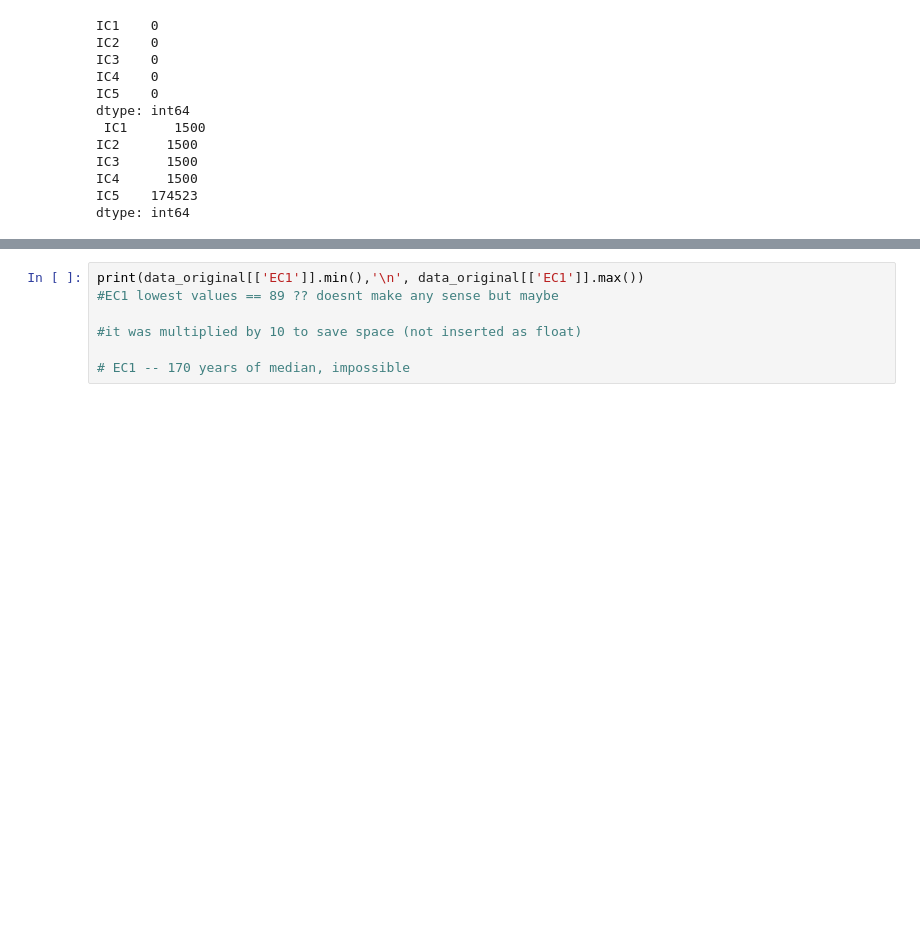
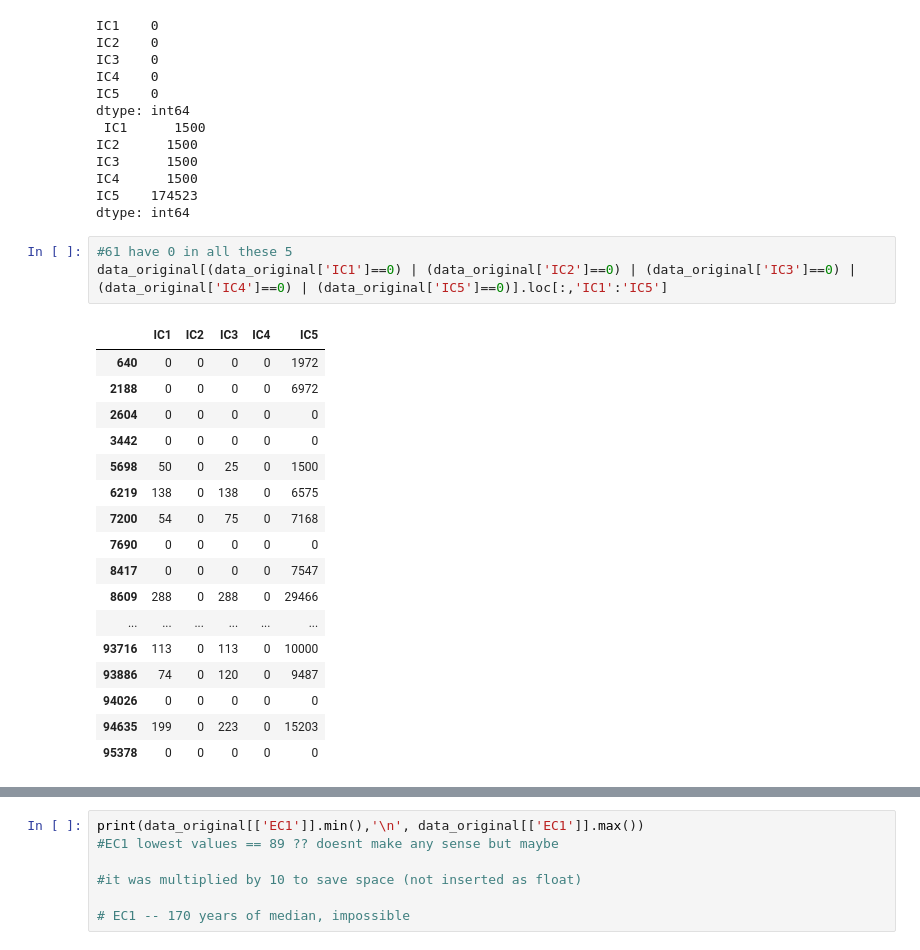
Before and after one commit to rfmmonteiro99/DM-Project-Final, a Jupyter notebook: project_full_notebook.ipynb, the cells around one changed output, grey strips where cells are left out. Cells and saved outputs as stored; diff of their text form; blank space fills up the shorter version.

```diff
--- a/project_full_notebook.ipynb
+++ b/project_full_notebook.ipynb
@@ -779,3 +750,24 @@ IC3      1500
 IC4      1500
 IC5    174523
 dtype: int64
+# %%
+#61 have 0 in all these 5
+data_original[(data_original['IC1']==0) | (data_original['IC2']==0) | (data_original['IC3']==0) | (data_original['IC4']==0) | (data_original['IC5']==0)].loc[:,'IC1':'IC5']
+# %% [output]
+|  | IC1 | IC2 | IC3 | IC4 | IC5 |
+| 640 | 0 | 0 | 0 | 0 | 1972 |
+| 2188 | 0 | 0 | 0 | 0 | 6972 |
+| 2604 | 0 | 0 | 0 | 0 | 0 |
+| 3442 | 0 | 0 | 0 | 0 | 0 |
+| 5698 | 50 | 0 | 25 | 0 | 1500 |
+| 6219 | 138 | 0 | 138 | 0 | 6575 |
+| 7200 | 54 | 0 | 75 | 0 | 7168 |
+| 7690 | 0 | 0 | 0 | 0 | 0 |
+| 8417 | 0 | 0 | 0 | 0 | 7547 |
+| 8609 | 288 | 0 | 288 | 0 | 29466 |
+| ... | ... | ... | ... | ... | ... |
+| 93716 | 113 | 0 | 113 | 0 | 10000 |
+| 93886 | 74 | 0 | 120 | 0 | 9487 |
+| 94026 | 0 | 0 | 0 | 0 | 0 |
+| 94635 | 199 | 0 | 223 | 0 | 15203 |
+| 95378 | 0 | 0 | 0 | 0 | 0 |
```
Also changed, not shown: parts of 15 cells of this notebook.
